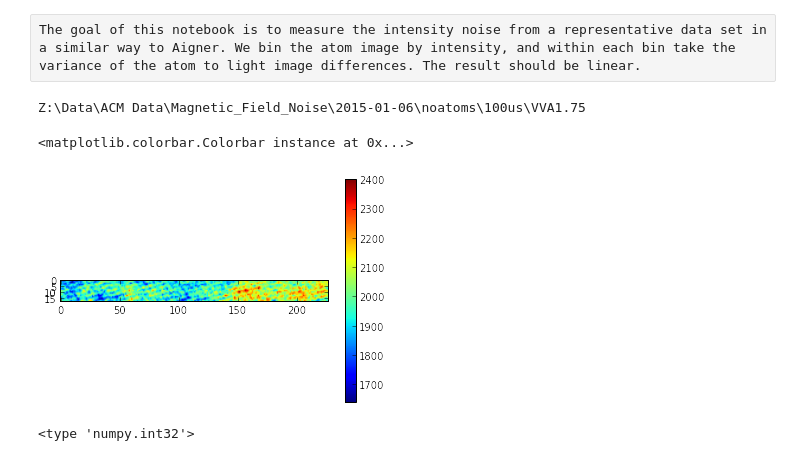
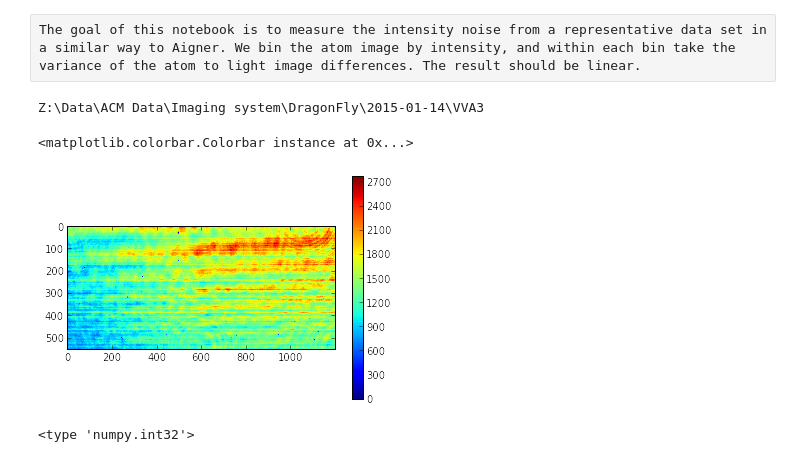
Before and after one commit to levlab-atomchip/BECy_stats, a Jupyter notebook: notebooks/intensity_shot_noise_20150107.ipynb, the cells around one changed output. Cells and saved outputs as stored; diff of their text form; code cells hidden in the pictures.

```diff
--- a/notebooks/intensity_shot_noise_20150107.ipynb
+++ b/notebooks/intensity_shot_noise_20150107.ipynb
@@ -12,18 +12,18 @@ import matplotlib.pyplot as plt
 from cloud_image import image_subtract as imsub
 import numpy as np
 # %%
-datadir = r'Z:\Data\ACM Data\Magnetic_Field_Noise\2015-01-06\noatoms\100us\VVA1.75'
+datadir = r'Z:\Data\ACM Data\Imaging system\DragonFly\2015-01-14\VVA3'
 # %%
 dist = CDna(datadir, False)
 img = nai(dist.filelist[0])
-img.truncate_image(396,623,130,148)
+img.truncate_image(0,1200,400,950)
 # %% [output]
-Z:\Data\ACM Data\Magnetic_Field_Noise\2015-01-06\noatoms\100us\VVA1.75
+Z:\Data\ACM Data\Imaging system\DragonFly\2015-01-14\VVA3
 # %%
-mean_img = 0.5 * (np.int32(img.atom_image_trunc) + np.int32(img.light_image_trunc))-np.int32(img.dark_image_trunc)
+mean_img =(0.5 * (np.int32(img.atom_image_trunc) + np.int32(img.light_image_trunc))-np.int32(img.dark_image_trunc))/16.*5.
 plt.imshow(mean_img)
 plt.colorbar()
 # %% [output]
 <matplotlib.colorbar.Colorbar instance at 0x...>
-[figure, old version]
+[figure, new version]
 # %%
```
Also changed, not shown: parts of 4 cells of this notebook, 3 other files.
